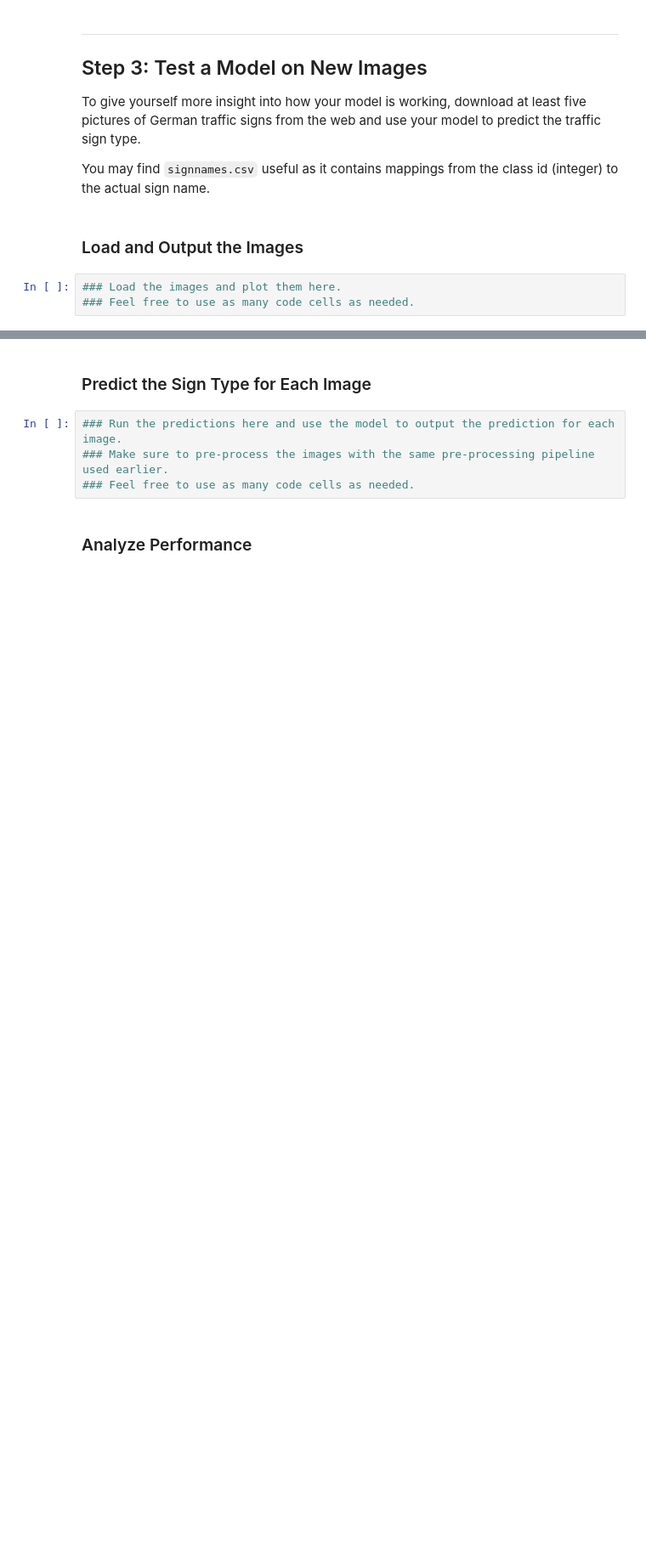
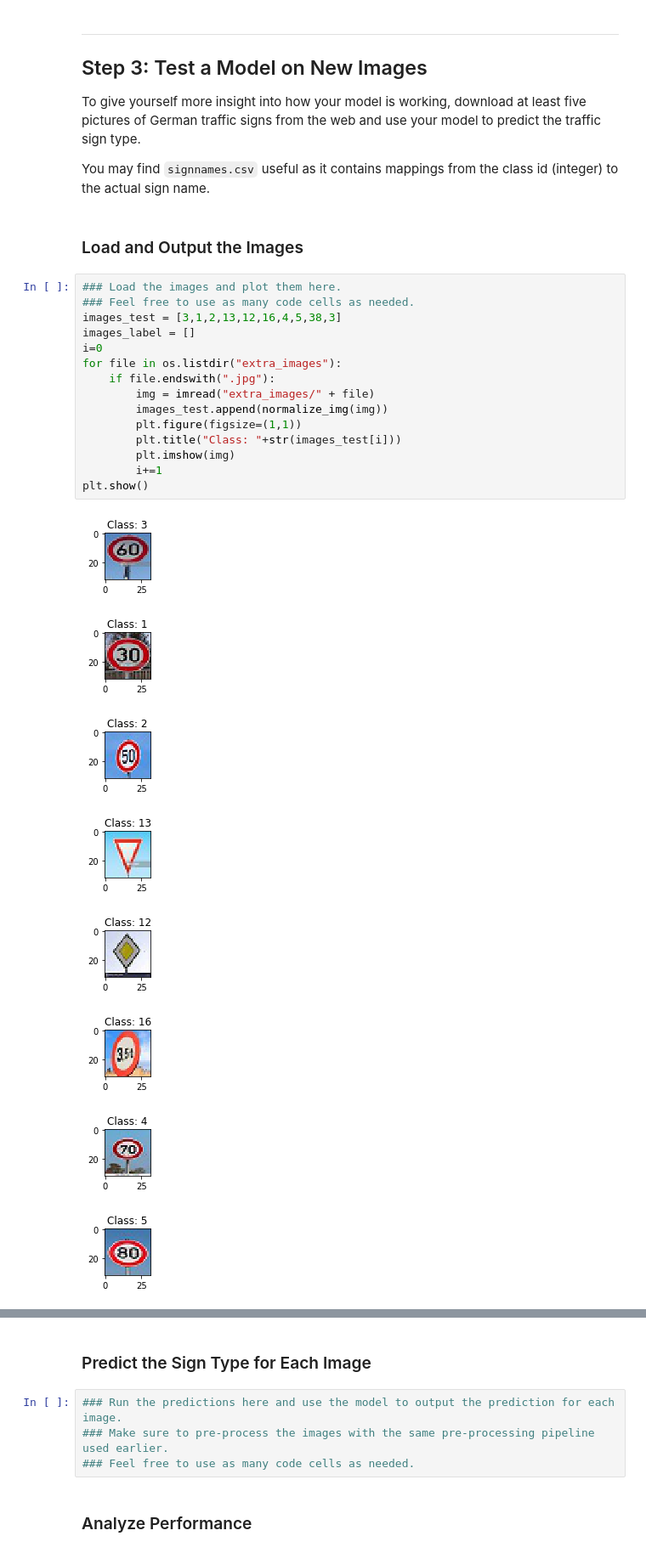
Before and after one commit to willog11/CarND-Traffic-Sign-Classifier-Project, a Jupyter notebook: Traffic_Sign_Classifier.ipynb, the cells around one changed output, grey strips where cells are left out. Shown at 85% size. Cells and saved outputs as stored; diff of their text form; blank space fills up the shorter version.

Commit message:
Adding extra images and labelling of them

```diff
--- a/Traffic_Sign_Classifier.ipynb
+++ b/Traffic_Sign_Classifier.ipynb
@@ -401,6 +402,27 @@ To give yourself more insight into how your model is working, download at least
 You may find `signnames.csv` useful as it contains mappings from the class id (integer) to the actual sign name.
 # %% [markdown]
 ### Load and Output the Images
-# %%
-### Load the images and plot them here.
-### Feel free to use as many code cells as needed.
+# %%
+### Load the images and plot them here.
+### Feel free to use as many code cells as needed.
+images_test = [3,1,2,13,12,16,4,5,38,3]
+images_label = []
+i=0
+for file in os.listdir("extra_images"):
+    if file.endswith(".jpg"):
+        img = imread("extra_images/" + file)
+        images_test.append(normalize_img(img))
+        plt.figure(figsize=(1,1))
+        plt.title("Class: "+str(images_test[i]))
+        plt.imshow(img)
+        i+=1
+plt.show()
+# %% [output]
+[figure, added]
+[figure, added]
+[figure, added]
+[figure, added]
+[figure, added]
+[figure, added]
+[figure, added]
+[figure, added]
```
Also changed, not shown: parts of 4 cells of this notebook, 10 other files.
